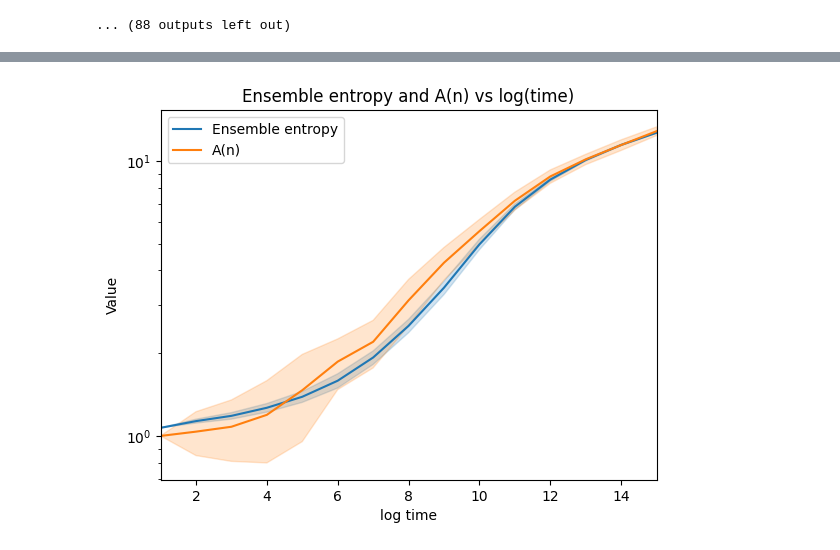
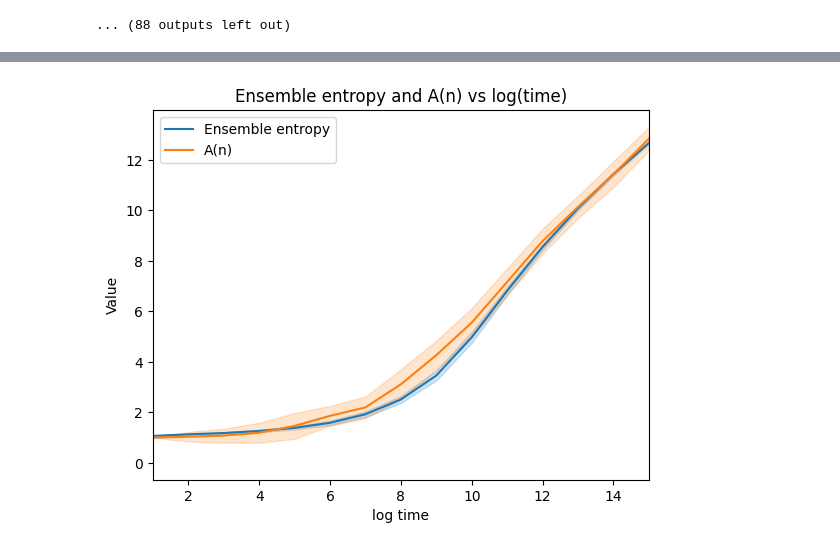
Before and after one commit to jiug/tfm, a Jupyter notebook: code/notebook.ipynb, the cells around one changed output, grey strips where cells are left out. Saved outputs shown, nothing was run; the diff lists cells and outputs as text; code cells hidden in the pictures.

```diff
--- a/code/notebook.ipynb
+++ b/code/notebook.ipynb
@@ -128,14 +149,13 @@ Iteration 11 of 300
 # %%
 sns.lineplot(data=entropy_df, x="measurement", y="value",errorbar="sd",label="Ensemble entropy" )
-# sns.lineplot(data=steps_df, x="measurement", y="value",errorbar="sd",label="Steps observed" )
 sns.lineplot(data=assembly_df, x="measurement", y="value",errorbar="sd", label="A(n)")
 plt.xlabel("log time")
 plt.title("Ensemble entropy and A(n) vs log(time)")
 plt.ylabel("Value")
-plt.yscale("log")
+# plt.yscale("log")
 plt.xlim([1,15])
 plt.legend()
 plt.show()
 # %% [output]
-[figure, old version]
+[figure, new version]
 # %%
```
Also changed, not shown: parts of 5 cells of this notebook, 7 other files.
